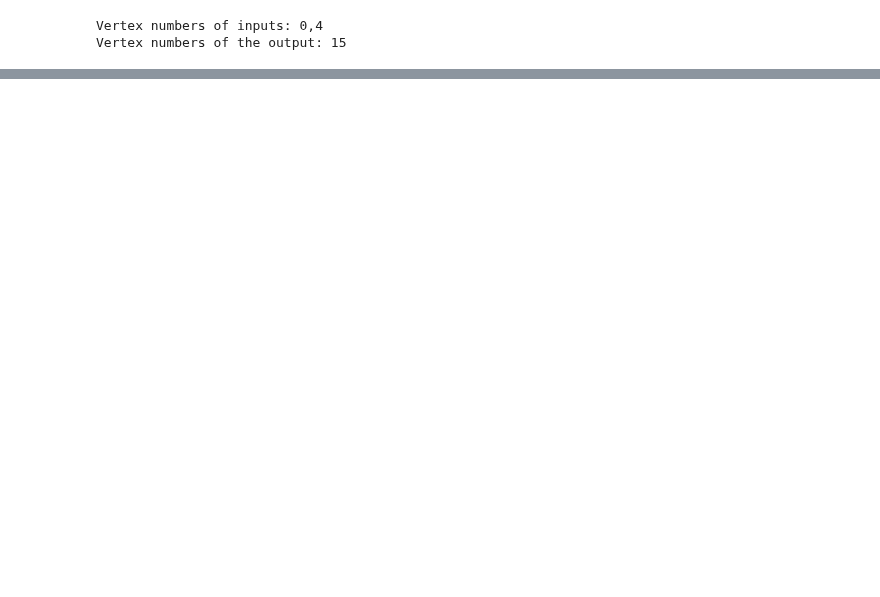
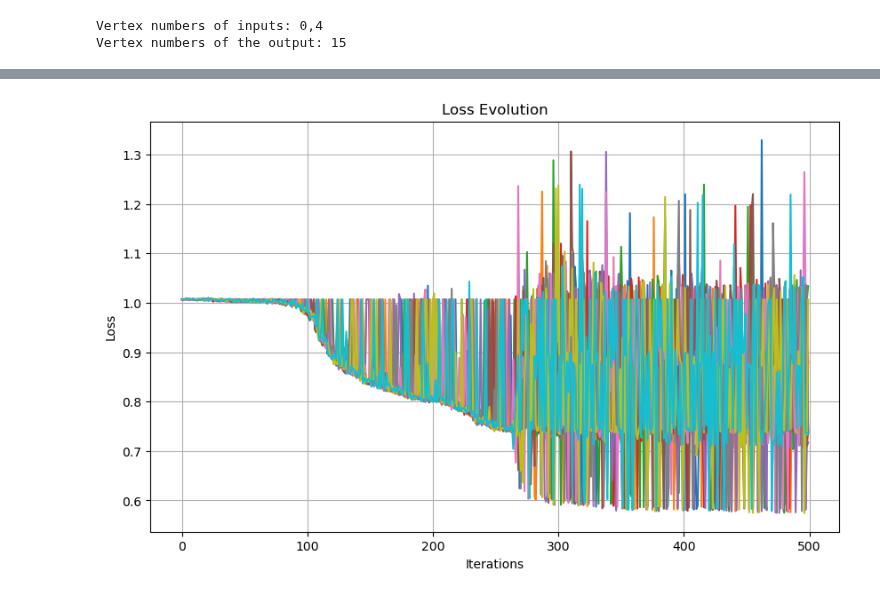
Before and after one commit to pietromalagoli/NeuronEvolution, a Jupyter notebook: main/model_ricard.ipynb, the cells around one changed output, grey strips where cells are left out. Saved outputs shown, nothing was run; the diff lists cells and outputs as text; code cells hidden in the pictures; blank space fills up the shorter version.

```diff
--- a/main/model_ricard.ipynb
+++ b/main/model_ricard.ipynb
@@ -182,0 +166,15 @@ for i in range(3):
+# %%
+plt.figure(figsize=(10, 6))
+for s in range(loss_ev.shape[0]//20):
+    plt.plot(loss_ev[s,:],label=f'Solution#{s}')
+plt.title('Loss Evolution')
+plt.xlabel('Iterations')
+plt.ylabel('Loss')
+#plt.ylim(0.9999, 1.001)
+#plt.yscale('log')
+#plt.xscale('log')
+#plt.legend()
+plt.grid(True)
+plt.show()
+# %% [output]
+[figure, added]
```
Also changed, not shown: parts of 13 cells of this notebook, 1 other file.
